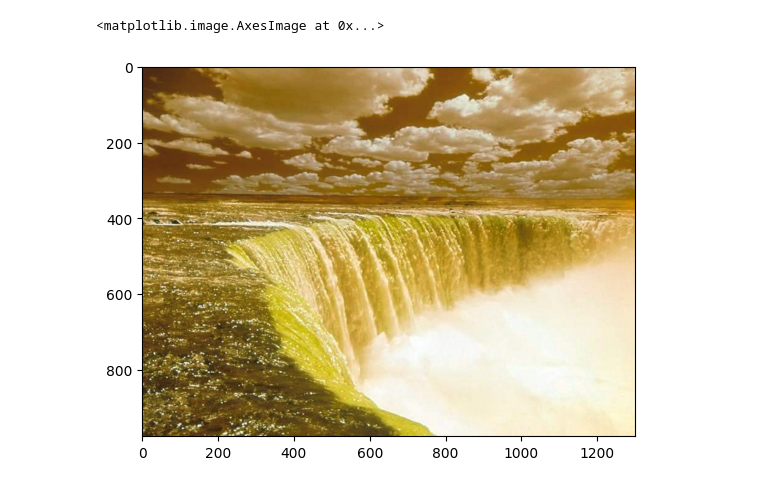
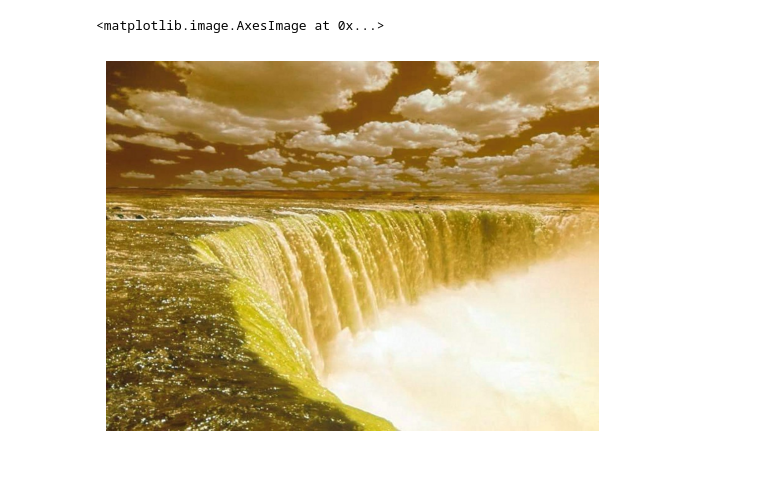
Before and after one commit to mmulready2/Selfie_Segmentation_mvm, a Jupyter notebook: SelfiSegmentation.ipynb, the cells around one changed output. Saved outputs shown, nothing was run; the diff lists cells and outputs as text; code cells hidden in the pictures.

```diff
--- a/SelfiSegmentation.ipynb
+++ b/SelfiSegmentation.ipynb
@@ -100,9 +108,10 @@ trip-to-niagara-fal 100%[===================>] 641.04K  --.-KB/s    in 0.03s
 # %%
 background = cv2.imread('trip-to-niagara-falls.jpg')
+plt.axis('off')
 plt.imshow(background)
 # %% [output]
 <matplotlib.image.AxesImage at 0x...>
-[figure, old version]
+[figure, new version]
 # %%
 !pip install cvzone
 !pip install mediapipe
```
Also changed, not shown: parts of 6 cells of this notebook.
